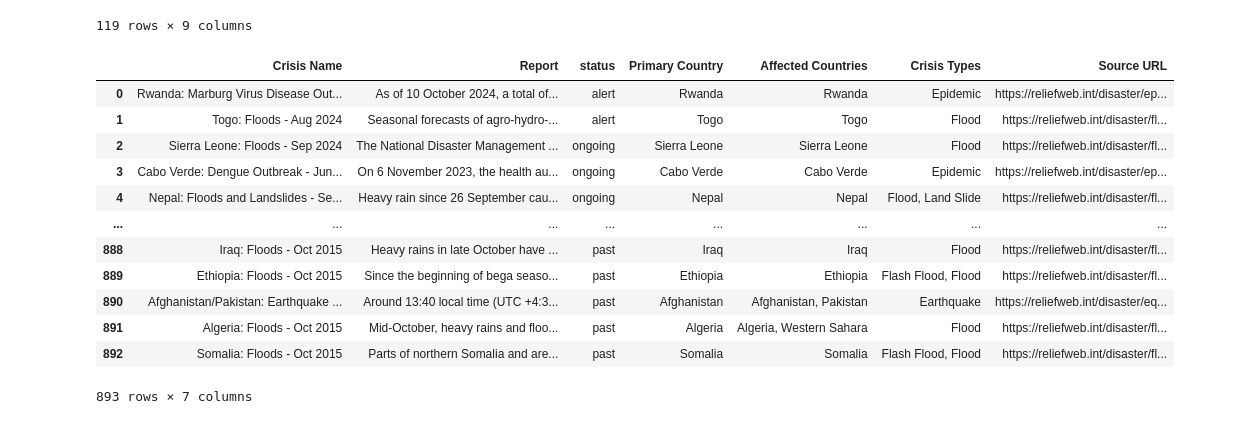
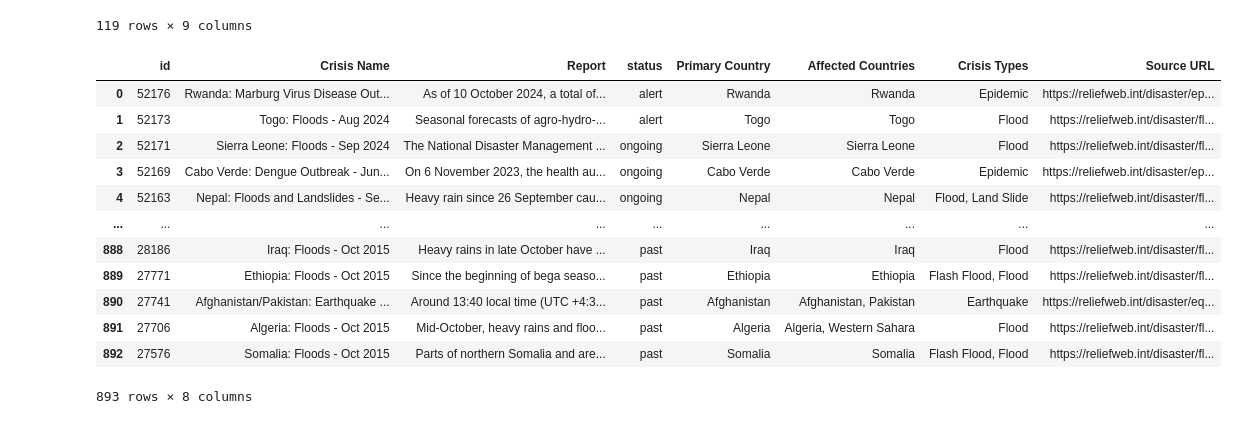
Before and after one commit to INFO3604-Project/DisasterOntology, a Jupyter notebook: dataset_cleaning/reliefweb_data_cleaning.ipynb, the cells around one changed output. Saved outputs shown, nothing was run; the diff lists cells and outputs as text; code cells hidden in the pictures.

```diff
--- a/dataset_cleaning/reliefweb_data_cleaning.ipynb
+++ b/dataset_cleaning/reliefweb_data_cleaning.ipynb
@@ -243,24 +243,23 @@ df[df['primary_country-name'] != df['country-name']]
 | 891 | 27706 | Algeria: Floods - Oct 2015 | Mid-October, heavy rains and floo... | past | Algeria | Flood | Algeria, Western Sahara | ... |
 119 rows × 9 columns
 # %%
-#df =df.rename(columns={'primary_country-name': 'Primary Country'})
-#df =df.rename(columns={'country-name': 'Affected Countries'})
-#df =df.rename(columns={'primary_type-name': 'Crisis Type'})
-#df =df.rename(columns={'type-name': 'Crisis Types'})
-#df = df.drop(columns='Crisis Type')
-df = df.drop(columns='id')
+df =df.rename(columns={'primary_country-name': 'Primary Country'})
+df =df.rename(columns={'country-name': 'Affected Countries'})
+df =df.rename(columns={'primary_type-name': 'Crisis Type'})
+df =df.rename(columns={'type-name': 'Crisis Types'})
+df = df.drop(columns='Crisis Type')
 df
 # %% [output]
-|  | Crisis Name | Report | status | Primary Country | Affected Countries | Crisis Types | Source URL |
-| 0 | Rwanda: Marburg Virus Disease Out... | As of 10 October 2024, a total of... | alert | Rwanda | Rwanda | Epidemic | https://reliefweb.int/disaster/ep... |
-| 1 | Togo: Floods - Aug 2024 | Seasonal forecasts of agro-hydro-... | alert | Togo | Togo | Flood | https://reliefweb.int/disaster/fl... |
-| 2 | Sierra Leone: Floods - Sep 2024 | The National Disaster Management ... | ongoing | Sierra Leone | Sierra Leone | Flood | https://reliefweb.int/disaster/fl... |
-| 3 | Cabo Verde: Dengue Outbreak - Jun... | On 6 November 2023, the health au... | ongoing | Cabo Verde | Cabo Verde | Epidemic | https://reliefweb.int/disaster/ep... |
-| 4 | Nepal: Floods and Landslides - Se... | Heavy rain since 26 September cau... | ongoing | Nepal | Nepal | Flood, Land Slide | https://reliefweb.int/disaster/fl... |
-| ... | ... | ... | ... | ... | ... | ... | ... |
-| 888 | Iraq: Floods - Oct 2015 | Heavy rains in late October have ... | past | Iraq | Iraq | Flood | https://reliefweb.int/disaster/fl... |
-| 889 | Ethiopia: Floods - Oct 2015 | Since the beginning of bega seaso... | past | Ethiopia | Ethiopia | Flash Flood, Flood | https://reliefweb.int/disaster/fl... |
-| 890 | Afghanistan/Pakistan: Earthquake ... | Around 13:40 local time (UTC +4:3... | past | Afghanistan | Afghanistan, Pakistan | Earthquake | https://reliefweb.int/disaster/eq... |
-| 891 | Algeria: Floods - Oct 2015 | Mid-October, heavy rains and floo... | past | Algeria | Algeria, Western Sahara | Flood | https://reliefweb.int/disaster/fl... |
-| 892 | Somalia: Floods - Oct 2015 | Parts of northern Somalia and are... | past | Somalia | Somalia | Flash Flood, Flood | https://reliefweb.int/disaster/fl... |
+|  | id | Crisis Name | Report | status | Primary Country | Affected Countries | Crisis Types | Source URL |
+| 0 | 52176 | Rwanda: Marburg Virus Disease Out... | As of 10 October 2024, a total of... | alert | Rwanda | Rwanda | Epidemic | https://reliefweb.int/disaster/ep... |
+| 1 | 52173 | Togo: Floods - Aug 2024 | Seasonal forecasts of agro-hydro-... | alert | Togo | Togo | Flood | https://reliefweb.int/disaster/fl... |
+| 2 | 52171 | Sierra Leone: Floods - Sep 2024 | The National Disaster Management ... | ongoing | Sierra Leone | Sierra Leone | Flood | https://reliefweb.int/disaster/fl... |
+| 3 | 52169 | Cabo Verde: Dengue Outbreak - Jun... | On 6 November 2023, the health au... | ongoing | Cabo Verde | Cabo Verde | Epidemic | https://reliefweb.int/disaster/ep... |
+| 4 | 52163 | Nepal: Floods and Landslides - Se... | Heavy rain since 26 September cau... | ongoing | Nepal | Nepal | Flood, Land Slide | https://reliefweb.int/disaster/fl... |
+| ... | ... | ... | ... | ... | ... | ... | ... | ... |
+| 888 | 28186 | Iraq: Floods - Oct 2015 | Heavy rains in late October have ... | past | Iraq | Iraq | Flood | https://reliefweb.int/disaster/fl... |
+| 889 | 27771 | Ethiopia: Floods - Oct 2015 | Since the beginning of bega seaso... | past | Ethiopia | Ethiopia | Flash Flood, Flood | https://reliefweb.int/disaster/fl... |
+| 890 | 27741 | Afghanistan/Pakistan: Earthquake ... | Around 13:40 local time (UTC +4:3... | past | Afghanistan | Afghanistan, Pakistan | Earthquake | https://reliefweb.int/disaster/eq... |
+| 891 | 27706 | Algeria: Floods - Oct 2015 | Mid-October, heavy rains and floo... | past | Algeria | Algeria, Western Sahara | Flood | https://reliefweb.int/disaster/fl... |
+| 892 | 27576 | Somalia: Floods - Oct 2015 | Parts of northern Somalia and are... | past | Somalia | Somalia | Flash Flood, Flood | https://reliefweb.int/disaster/fl... |
-893 rows × 7 columns
+893 rows × 8 columns
```
Also changed, not shown: parts of 2 cells of this notebook, 3 other files.
